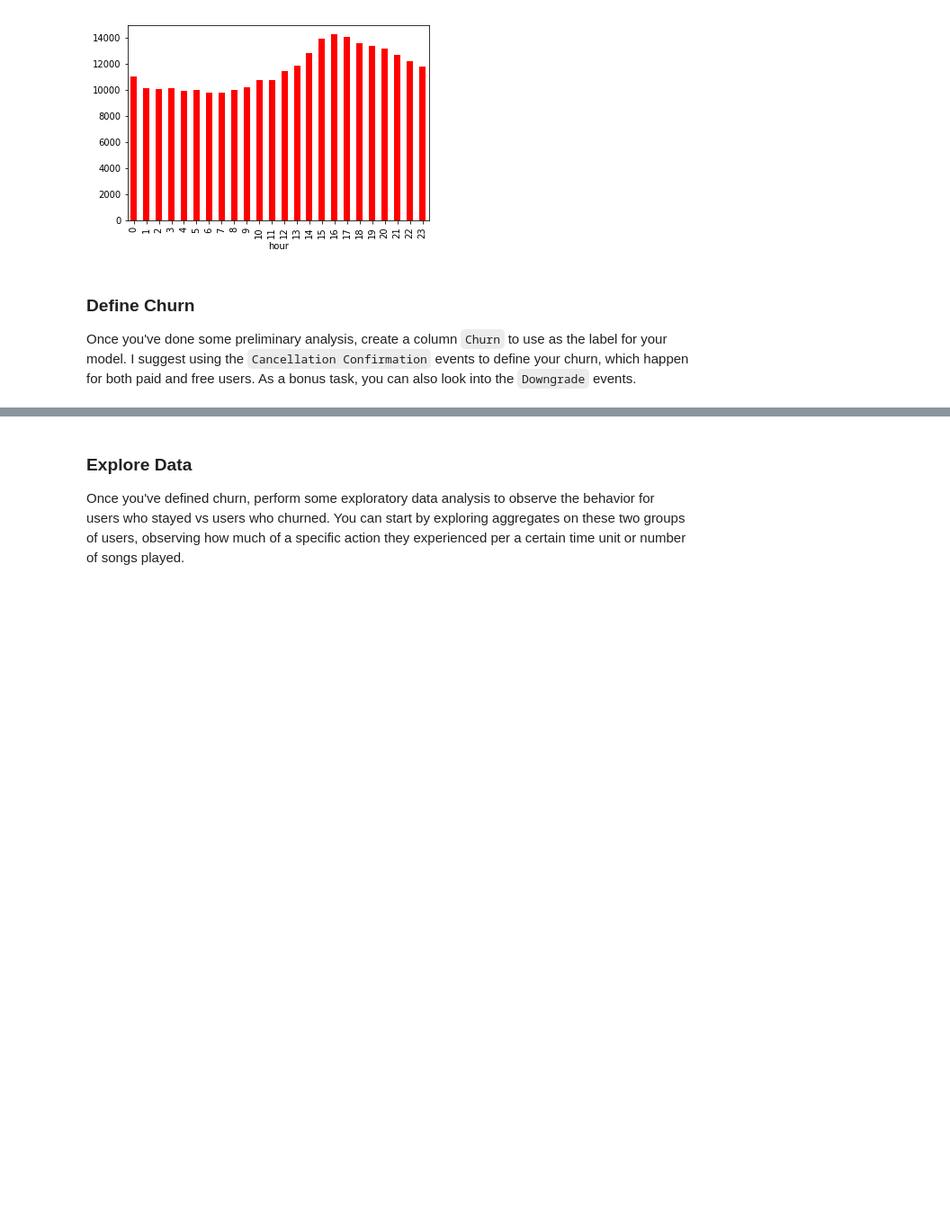
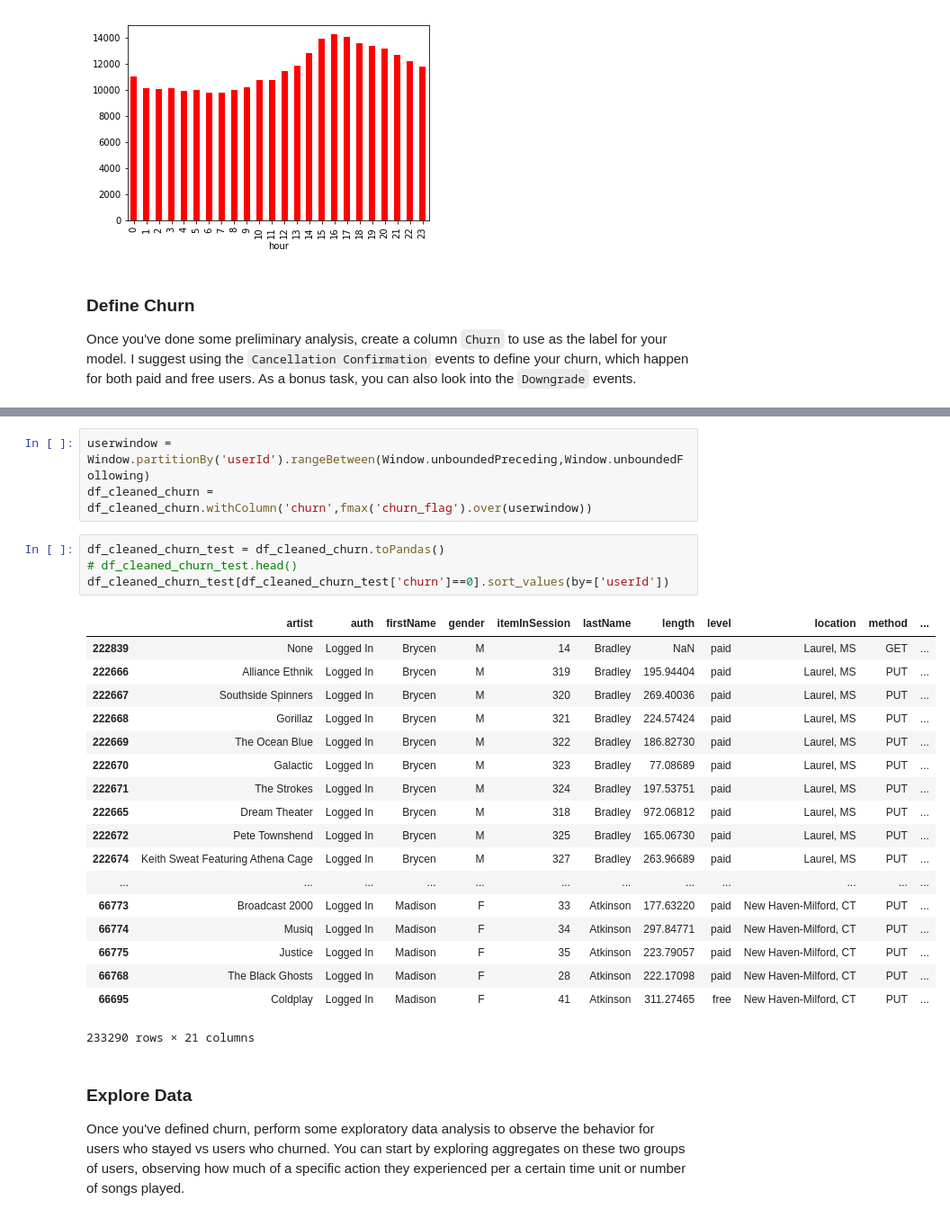
Before and after one commit to pato0301/sparkify_capstone_udacity, a Jupyter notebook: Sparkify.ipynb, the cells around one changed output, grey strips where cells are left out. Shown: that part at 90% size. Saved outputs shown, nothing was run; the diff lists cells and outputs as text; blank space fills up the shorter version.

```diff
--- a/Sparkify.ipynb
+++ b/Sparkify.ipynb
@@ -315,3 +342,29 @@ Once you've done some preliminary analysis, create a column `Churn` to use as th
+# %%
+userwindow = Window.partitionBy('userId').rangeBetween(Window.unboundedPreceding,Window.unboundedFollowing)
+df_cleaned_churn = df_cleaned_churn.withColumn('churn',fmax('churn_flag').over(userwindow))
+# %%
+df_cleaned_churn_test = df_cleaned_churn.toPandas()
+# df_cleaned_churn_test.head()
+df_cleaned_churn_test[df_cleaned_churn_test['churn']==0].sort_values(by=['userId'])
+# %% [output]
+|  | artist | auth | firstName | gender | itemInSession | lastName | length | level | location | method | ... |
+| 222839 | None | Logged In | Brycen | M | 14 | Bradley | NaN | paid | Laurel, MS | GET | ... |
+| 222666 | Alliance Ethnik | Logged In | Brycen | M | 319 | Bradley | 195.94404 | paid | Laurel, MS | PUT | ... |
+| 222667 | Southside Spinners | Logged In | Brycen | M | 320 | Bradley | 269.40036 | paid | Laurel, MS | PUT | ... |
+| 222668 | Gorillaz | Logged In | Brycen | M | 321 | Bradley | 224.57424 | paid | Laurel, MS | PUT | ... |
+| 222669 | The Ocean Blue | Logged In | Brycen | M | 322 | Bradley | 186.82730 | paid | Laurel, MS | PUT | ... |
+| 222670 | Galactic | Logged In | Brycen | M | 323 | Bradley | 77.08689 | paid | Laurel, MS | PUT | ... |
+| 222671 | The Strokes | Logged In | Brycen | M | 324 | Bradley | 197.53751 | paid | Laurel, MS | PUT | ... |
+| 222665 | Dream Theater | Logged In | Brycen | M | 318 | Bradley | 972.06812 | paid | Laurel, MS | PUT | ... |
+| 222672 | Pete Townshend | Logged In | Brycen | M | 325 | Bradley | 165.06730 | paid | Laurel, MS | PUT | ... |
+| 222674 | Keith Sweat Featuring Athena Cage | Logged In | Brycen | M | 327 | Bradley | 263.96689 | paid | Laurel, MS | PUT | ... |
+| ... | ... | ... | ... | ... | ... | ... | ... | ... | ... | ... | ... |
+| 66773 | Broadcast 2000 | Logged In | Madison | F | 33 | Atkinson | 177.63220 | paid | New Haven-Milford, CT | PUT | ... |
+| 66774 | Musiq | Logged In | Madison | F | 34 | Atkinson | 297.84771 | paid | New Haven-Milford, CT | PUT | ... |
+| 66775 | Justice | Logged In | Madison | F | 35 | Atkinson | 223.79057 | paid | New Haven-Milford, CT | PUT | ... |
+| 66768 | The Black Ghosts | Logged In | Madison | F | 28 | Atkinson | 222.17098 | paid | New Haven-Milford, CT | PUT | ... |
+| 66695 | Coldplay | Logged In | Madison | F | 41 | Atkinson | 311.27465 | free | New Haven-Milford, CT | PUT | ... |
+233290 rows × 21 columns
 # %% [markdown]
 ### Explore Data
 Once you've defined churn, perform some exploratory data analysis to observe the behavior for users who stayed vs users who churned. You can start by exploring aggregates on these two groups of users, observing how much of a specific action they experienced per a certain time unit or number of songs played.
```
Also changed, not shown: parts of 3 cells of this notebook.
